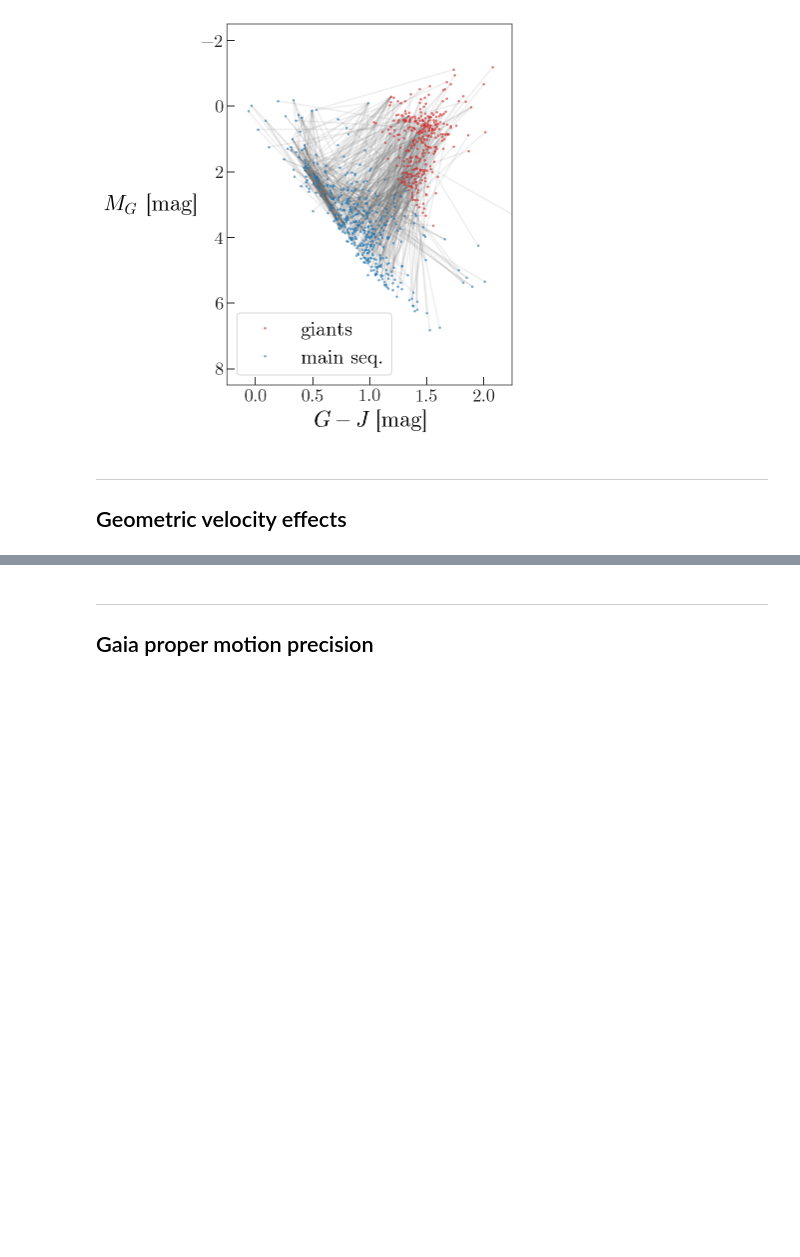
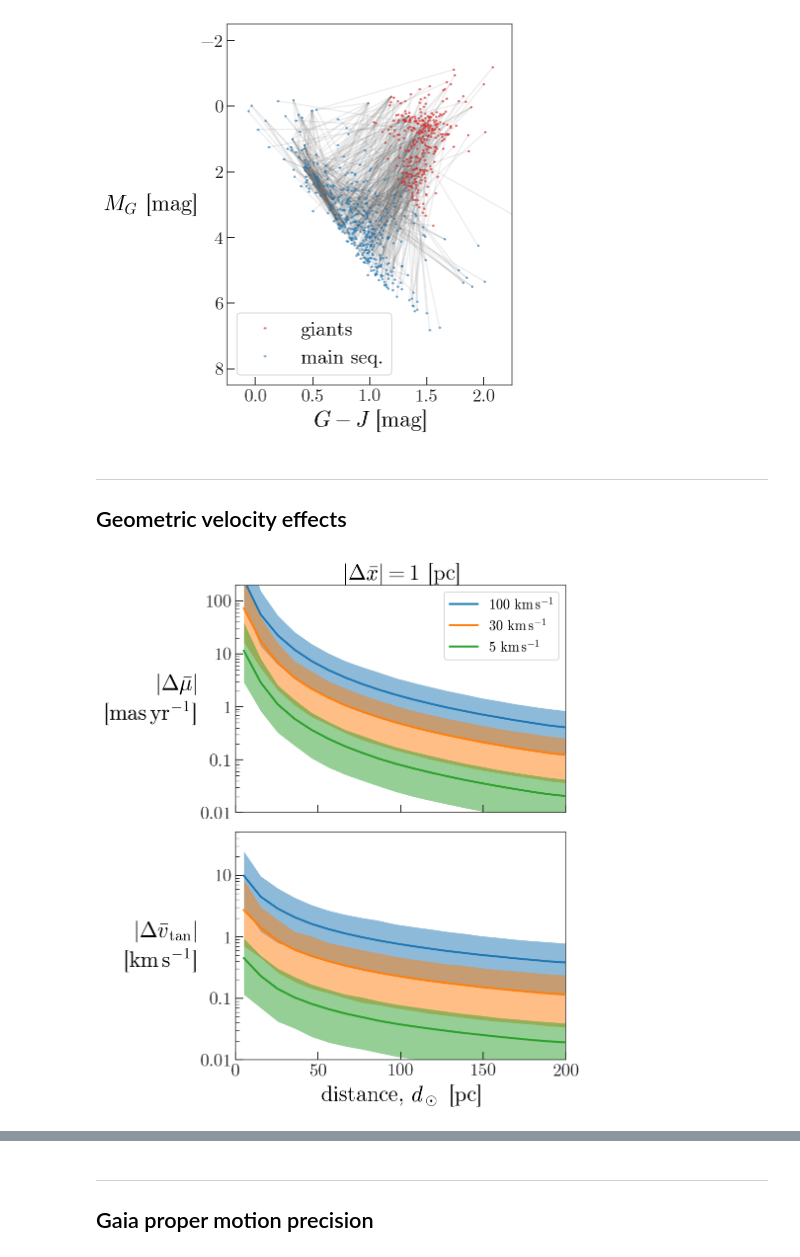
Before and after one commit to adrn/talks, a Jupyter notebook: Comoving stars/Talk figures.ipynb, the cells around one changed output, grey strips where cells are left out. Cells and saved outputs as stored; diff of their text form; code cells hidden in the pictures; blank space fills up the shorter version.

```diff
--- a/Comoving stars/Talk figures.ipynb
+++ b/Comoving stars/Talk figures.ipynb
@@ -188,19 +188,21 @@ fig.savefig(path.join(figure_path, 'giant-ms-pairs.pdf'))
 from scipy.stats import binned_statistic, scoreatpercentile
 # %%
 def get_isotropic_angles(size=1):
-    phi = np.random.uniform(0, 360, size=N) * u.deg
-    theta = np.arccos(2*np.random.uniform(size=N) - 1) * u.rad
+    phi = np.random.uniform(0, 360, size=size) * u.deg
+    theta = np.arccos(2*np.random.uniform(size=size) - 1) * u.rad
     return {'phi': phi, 'theta': theta}
 # %%
 def get_stats(dx, v_mag, size, n_bins=16):
+    size = int(size)
+
     # First make a bunch of isotropic, uniform comoving pairs within a sphere
-    r = 200*u.pc * np.cbrt(np.random.uniform(size=N))
-    pos1 = coord.PhysicsSphericalRepresentation(r=r, **get_isotropic_angles(size=N))
+    r = 200*u.pc * np.cbrt(np.random.uniform(size=size))
+    pos1 = coord.PhysicsSphericalRepresentation(r=r, **get_isotropic_angles(size=size))
 
-    r = dx * np.ones(N)
-    pos2 = pos1 + coord.PhysicsSphericalRepresentation(r=r, **get_isotropic_angles(size=N))
+    r = dx * np.ones(size)
+    pos2 = pos1 + coord.PhysicsSphericalRepresentation(r=r, **get_isotropic_angles(size=size))
 
-    v_basis = coord.PhysicsSphericalRepresentation(r=np.ones(N), **get_isotropic_angles(size=N))
+    v_basis = coord.PhysicsSphericalRepresentation(r=np.ones(size), **get_isotropic_angles(size=size))
     v_basis = v_basis.represent_as(coord.CartesianRepresentation).xyz
     v = coord.CartesianDifferential(v_mag * v_basis)
 
@@ -243,36 +245,40 @@ def get_stats(dx, v_mag, size, n_bins=16):
 # %%
 colors = ['tab:blue', 'tab:orange', 'tab:green']
 # %%
-fig,axes = plt.subplots(2, 1, figsize=(6,8), sharex=True)
+fig,axes = plt.subplots(2, 1, figsize=(7,8), sharex=True)
 
 for i,v in enumerate([100, 30, 5]*u.km/u.s):
     stats = get_stats(dx=1*u.pc, v_mag=v, size=1E6, n_bins=21)
     for j,name in enumerate(['dpm', 'dvtan']):
         axes[j].plot(stats['x'], stats[name][0].statistic,
-                     label='$v-v_\odot = {0.value:.0f}$ {0.unit:latex_inline}'.format(v),
+                     label='${0.value:.0f}$ {0.unit:latex_inline}'.format(v),
                      marker='', linestyle='-', linewidth=2, color=colors[i], zorder=10)
         axes[j].fill_between(stats['x'], stats[name][1].statistic, stats[name][2].statistic,
                              color=colors[i], alpha=0.5, zorder=1, linewidth=0)
 
 axes[0].set_yscale('log')
-axes[0].set_ylim(1E-2, 1E2)
+axes[0].set_ylim(1E-2, 2E2)
 axes[0].set_yticks(10. ** np.arange(-2, 2+1, 1))
 axes[0].set_yticklabels([0.01, 0.1, 1, 10, 100])
-axes[0].set_ylabel(r'$|\Delta\bar{{\mu}}|$ [{0:latex_inline}]'.format(u.mas/u.yr))
+axes[0].set_ylabel(r'$|\Delta\bar{\mu}|$' + '\n[{0:latex_inline}]'.format(u.mas/u.yr),
+                   ha='right', va='center', rotation='horizontal')
 axes[0].legend(loc='upper right', fontsize=14)
 axes[0].set_title(r'$|\Delta\bar{x}| = 1$ [pc]', fontsize=22)
 
 axes[1].set_yscale('log')
 axes[1].set_ylim(1E-2, 5E1)
 axes[1].set_xlim(0, 200)
 axes[1].set_yticks(10. ** np.arange(-2, 1+1, 1))
 axes[1].set_yticklabels([0.01, 0.1, 1, 10])
-axes[1].set_ylabel(r'$|\Delta\bar{{v}}_{{\rm tan}}|$ [{0:latex_inline}]'.format(u.km/u.s))
+axes[1].set_ylabel(r'$|\Delta\bar{{v}}_{{\rm tan}}|$' + '\n[{0:latex_inline}]'.format(u.km/u.s),
+                   ha='right', va='center', rotation='horizontal')
 
 axes[1].set_xlabel(r'distance, $d_\odot$ [{0}]'.format(u.pc))
 
 fig.tight_layout()
 fig.savefig(path.join(figure_path, 'dv-dist-fixed-sep.pdf'))
+# %% [output]
+[figure, added]
 # %%
 fig,axes = plt.subplots(2, 1, figsize=(6,8), sharex=True)
 
```
Also changed, not shown: parts of 1 cell of this notebook.
